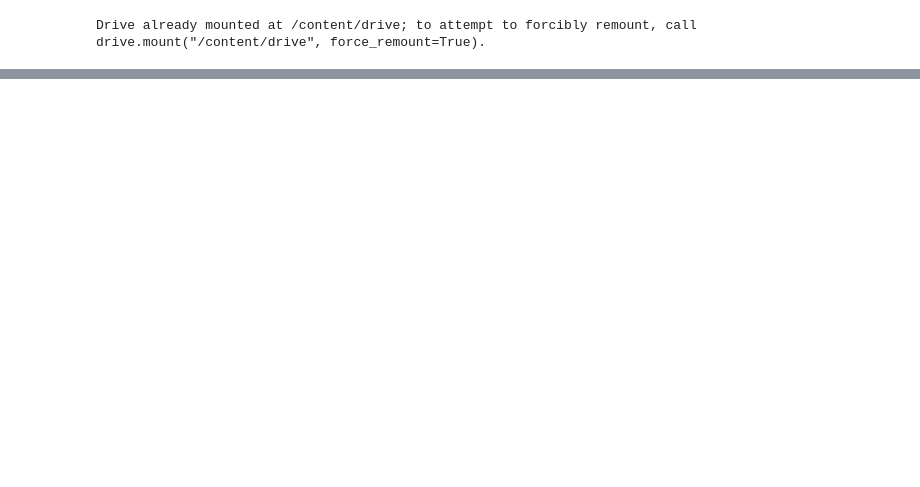
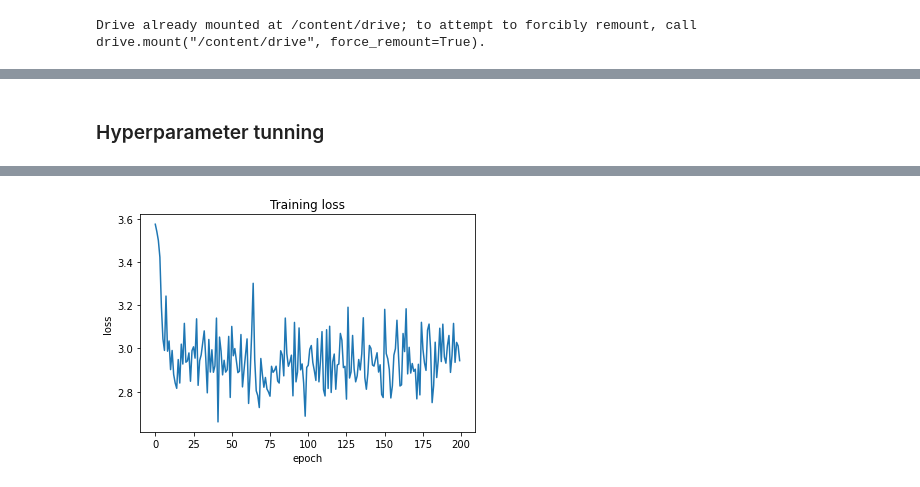
Before and after one commit to Hardhat-Enterprises/breaking-captcha, a Jupyter notebook: Teams_T3_2022/Audio_CAPTCHA/Fenglu_Breaking_audio/Botdetect_Audio_CAPTCHA_Breaking.ipynb, the cells around one changed output, grey strips where cells are left out. Cells and saved outputs as stored; diff of their text form; code cells hidden in the pictures; blank space fills up the shorter version.

Commit message:
[feat] Add hyper parameter fine-tuninig

```diff
--- a/Teams_T3_2022/Audio_CAPTCHA/Fenglu_Breaking_audio/Botdetect_Audio_CAPTCHA_Breaking.ipynb
+++ b/Teams_T3_2022/Audio_CAPTCHA/Fenglu_Breaking_audio/Botdetect_Audio_CAPTCHA_Breaking.ipynb
@@ -68,7 +75,7 @@ data_loader = DataLoader(dataset=dataset, batch_size=batch_size, shuffle=True,nu
 # %%
 device = torch.device('cuda' if torch.cuda.is_available() else 'cpu')
-num_epochs = 100
-num_layers=2
+num_epochs = 200
+
 num_iterations = math.ceil(len(dataset)/batch_size)
 class LSTM(nn.Module):
   def __init__(self, input_size, hidden_size,num_layers, num_classes):
@@ -89,0 +99,6 @@ class LSTM(nn.Module):
+# %%
+dataset_train, dataset_validation, dataset_test = torch.utils.data.random_split(dataset, [0.8,0.1,0.1],generator=torch.Generator().manual_seed(42))
+# %%
+data_loader_train = DataLoader(dataset=dataset_train, batch_size=batch_size, shuffle=True,num_workers=2)
+data_loader_validation = DataLoader(dataset=dataset_validation, batch_size=batch_size, shuffle=False,num_workers=2)
+data_loader_test = DataLoader(dataset=dataset_test, batch_size=batch_size, shuffle=False,num_workers=2)
@@ -126,0 +135,24 @@ epoch 92/100, step 1/1 loss 2.0565102100372314
+# %%
+def model_accuracy(model,data_loader):
+  with torch.no_grad():
+    correct = 0
+    samples = 0
+    for data, targets in data_loader:
+      data = data.to(device=device).squeeze(1)
+      targets = targets.to(device=device)
+      samples += targets.size(0)
+      outputs = model(data)
+      _, predicted = torch.max(outputs.data,1)
+      correct += (predicted == targets).sum().item()
+  accuracy = 100 * correct/samples
+  print(f'model accuracy is {accuracy:.3f}%')
+# %% [markdown]
+### Hyperparameter tunning
+# %%
+hidden_size = 256
+num_layers=2
+
+model_1 = LSTM(input_size, hidden_size, num_layers, num_classes)
+model_1 = train_LSTM_model(model_1)
+model_accuracy(model_1,data_loader_validation)
+# %% [output]
@@ -126,0 +176 @@ epoch 92/100, step 1/1 loss 2.0565102100372314
+[figure, added]
```
Also changed, not shown: parts of 13 cells of this notebook.
